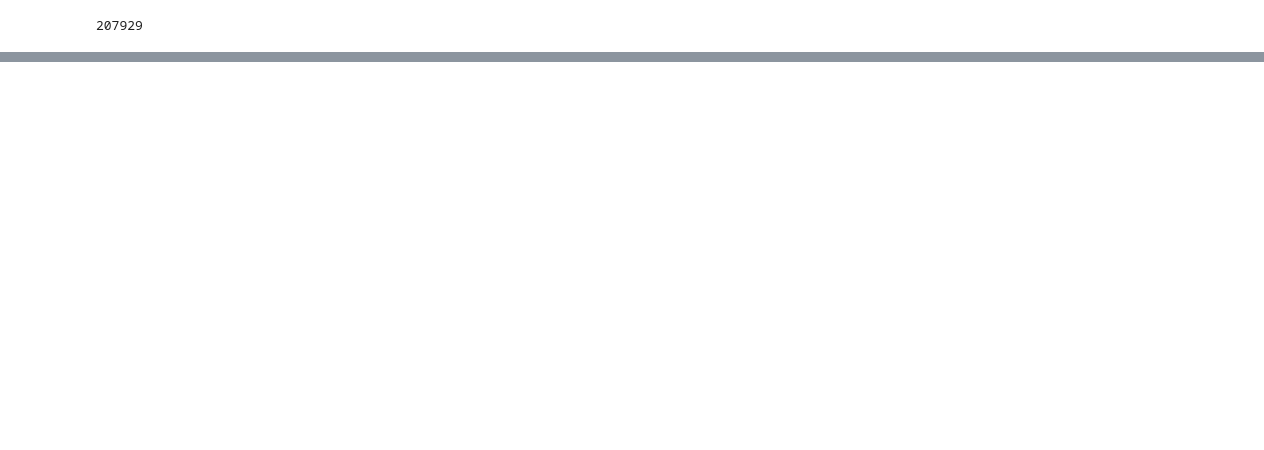
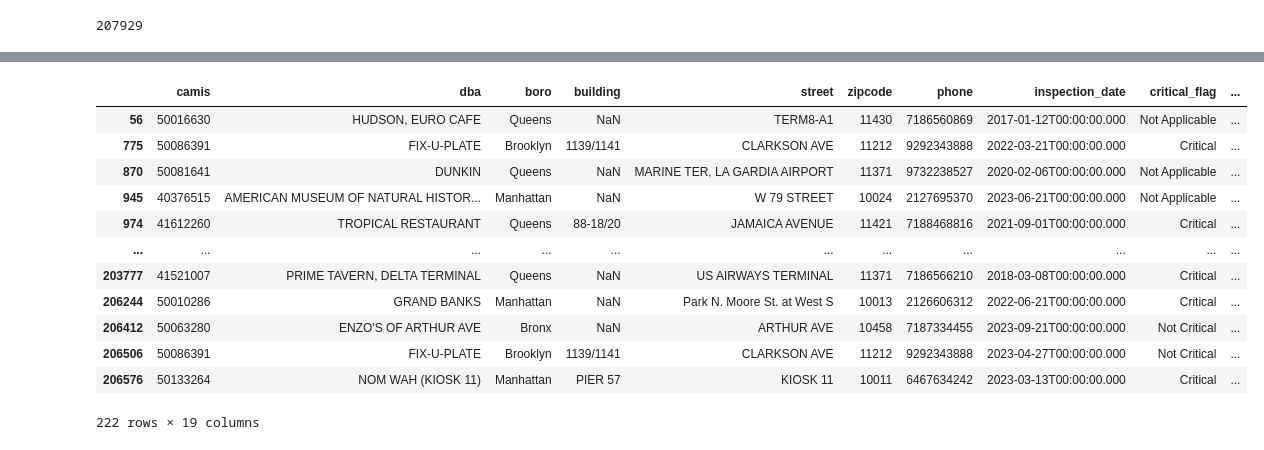
Before and after one commit to Somerville-2023/New-York-health-Inspection-Prediction, a Jupyter notebook: nick-folder/nick_work.ipynb, the cells around one changed output, grey strips where cells are left out. Saved outputs shown, nothing was run; the diff lists cells and outputs as text; code cells hidden in the pictures; blank space fills up the shorter version.

```diff
--- a/nick-folder/nick_work.ipynb
+++ b/nick-folder/nick_work.ipynb
@@ -236,0 +484,16 @@ ny[['score', 'grade']]
+# %%
+ny[ny['longitude'].isna()]
+# %% [output]
+|  | camis | dba | boro | building | street | zipcode | phone | inspection_date | critical_flag | ... |
+| 56 | 50016630 | HUDSON, EURO CAFE | Queens | NaN | TERM8-A1 | 11430 | 7186560869 | 2017-01-12T00:00:00.000 | Not Applicable | ... |
+| 775 | 50086391 | FIX-U-PLATE | Brooklyn | 1139/1141 | CLARKSON AVE | 11212 | 9292343888 | 2022-03-21T00:00:00.000 | Critical | ... |
+| 870 | 50081641 | DUNKIN | Queens | NaN | MARINE TER, LA GARDIA AIRPORT | 11371 | 9732238527 | 2020-02-06T00:00:00.000 | Not Applicable | ... |
+| 945 | 40376515 | AMERICAN MUSEUM OF NATURAL HISTOR... | Manhattan | NaN | W 79 STREET | 10024 | 2127695370 | 2023-06-21T00:00:00.000 | Not Applicable | ... |
+| 974 | 41612260 | TROPICAL RESTAURANT | Queens | 88-18/20 | JAMAICA AVENUE | 11421 | 7188468816 | 2021-09-01T00:00:00.000 | Critical | ... |
+| ... | ... | ... | ... | ... | ... | ... | ... | ... | ... | ... |
+| 203777 | 41521007 | PRIME TAVERN, DELTA TERMINAL | Queens | NaN | US AIRWAYS TERMINAL | 11371 | 7186566210 | 2018-03-08T00:00:00.000 | Critical | ... |
+| 206244 | 50010286 | GRAND BANKS | Manhattan | NaN | Park N. Moore St. at West S | 10013 | 2126606312 | 2022-06-21T00:00:00.000 | Critical | ... |
+| 206412 | 50063280 | ENZO'S OF ARTHUR AVE | Bronx | NaN | ARTHUR AVE | 10458 | 7187334455 | 2023-09-21T00:00:00.000 | Not Critical | ... |
+| 206506 | 50086391 | FIX-U-PLATE | Brooklyn | 1139/1141 | CLARKSON AVE | 11212 | 9292343888 | 2023-04-27T00:00:00.000 | Not Critical | ... |
+| 206576 | 50133264 | NOM WAH (KIOSK 11) | Manhattan | PIER 57 | KIOSK 11 | 10011 | 6467634242 | 2023-03-13T00:00:00.000 | Critical | ... |
+222 rows × 19 columns
```
Also changed, not shown: parts of 62 cells of this notebook.
